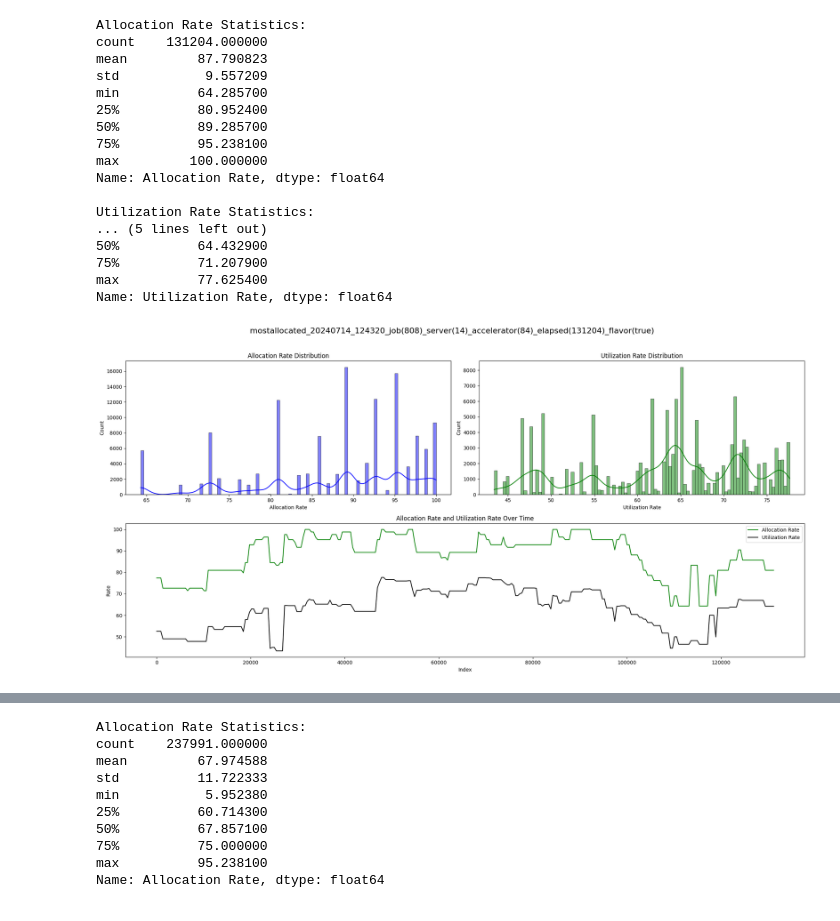
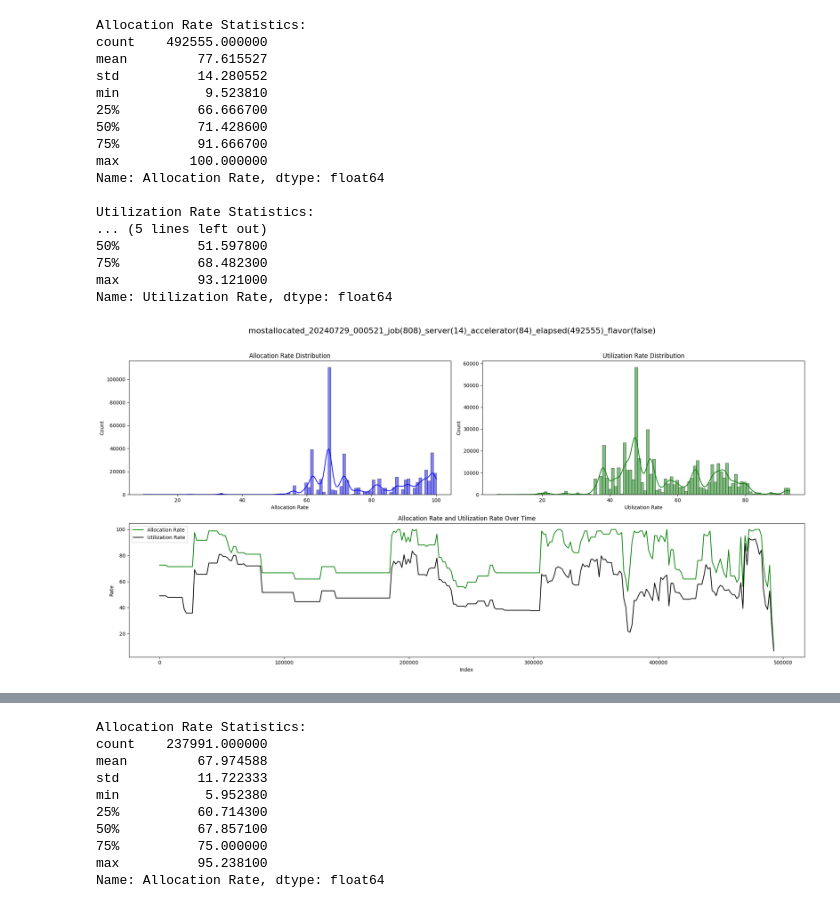
Before and after one commit to mystous/gpu_scheduler, a Jupyter notebook: gen_data/result_analysis.ipynb, the cells around one changed output, grey strips where cells are left out. Drawn from its saved outputs; the diff is of its cells as text; code cells hidden in the pictures.

```diff
--- a/gen_data/result_analysis.ipynb
+++ b/gen_data/result_analysis.ipynb
@@ -73,24 +73,24 @@ def plot_and_show_statistics_(filename, bin_count):
     plt.savefig(png_filename)
     plt.show()
 # %%
-plot_and_show_statistics_("mostallocated_20240714_124320_job(808)_server(14)_accelerator(84)_elapsed(131204)_flavor(true).result", 100)
+plot_and_show_statistics_("mostallocated_20240729_000521_job(808)_server(14)_accelerator(84)_elapsed(492555)_flavor(false).result", 100)
 # %% [output]
 Allocation Rate Statistics:
-count    131204.000000
-mean         87.790823
-std           9.557209
-min          64.285700
-25%          80.952400
-50%          89.285700
-75%          95.238100
+count    492555.000000
+mean         77.615527
+std          14.280552
+min           9.523810
+25%          66.666700
+50%          71.428600
+75%          91.666700
 max         100.000000
 Name: Allocation Rate, dtype: float64
 
 Utilization Rate Statistics:
 ... (5 lines left out)
-50%          64.432900
-75%          71.207900
-max          77.625400
+50%          51.597800
+75%          68.482300
+max          93.121000
 Name: Utilization Rate, dtype: float64
-[figure, old version]
+[figure, new version]
 # %%
```
Also changed, not shown: parts of 1 cell of this notebook, 6 other files.
